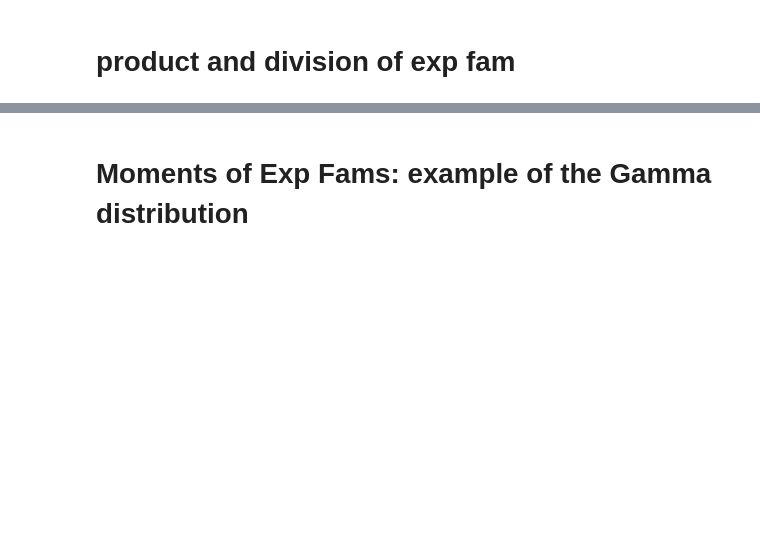
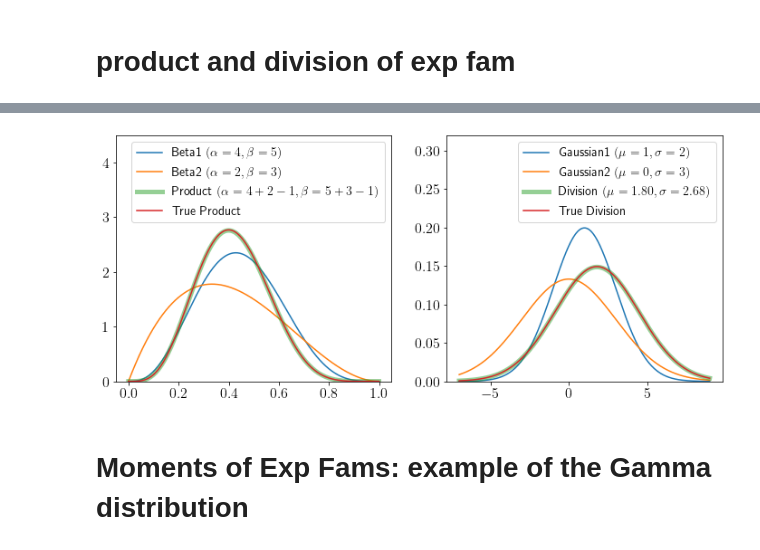
Before and after one commit to mariushobbhahn/Exponential_Families_visual_tutorial, a Jupyter notebook: ExpFam_Basics.ipynb, the cells around one changed output, grey strips where cells are left out. Cells and saved outputs as stored; diff of their text form; code cells hidden in the pictures; blank space fills up the shorter version.

```diff
--- a/ExpFam_Basics.ipynb
+++ b/ExpFam_Basics.ipynb
@@ -249,19 +264,26 @@ norm2_pdf = norm.pdf(x_n, m2, s2)
 norm_div_pdf = norm.pdf(x_n, m_div, s_div)
 norm_div_true_pdf = 0.09*norm1_pdf/norm2_pdf
 
+plt.rc('xtick', labelsize=16)
+plt.rc('ytick', labelsize=16)
+plt.rc('axes', labelsize=16)
+legend_size=14
+title_size=16
 
-fig, ax = plt.subplots(1, 2, figsize=(10,5))
+fig, ax = plt.subplots(1, 2, figsize=(12,5))
 ax[0].plot(x_, beta1_pdf, label=r'Beta1 $(\alpha={}, \beta={})$'.format(a1, b1))
 ax[0].plot(x_, beta2_pdf, label=r'Beta2 $(\alpha={}, \beta={})$'.format(a2, b2))
 ax[0].plot(x_, beta_prod_pdf, label=r'Product $(\alpha={}+{}-1, \beta={}+{}-1)$'.format(a1,a2,b1,b2), alpha=0.5, lw=5)
 ax[0].plot(x_, beta_prod_true_pdf, label='True Product')
-ax[0].legend()
+ax[0].set_ylim(0, 4.5)
+ax[0].legend(loc='upper right', prop={'size': legend_size})
 
 ax[1].plot(x_n, norm1_pdf, label=r'Gaussian1 $(\mu={}, \sigma={})$'.format(m1, s1))
 ax[1].plot(x_n, norm2_pdf, label=r'Gaussian2 $(\mu={}, \sigma={})$'.format(m2, s2))
 ax[1].plot(x_n, norm_div_pdf, alpha=0.5, lw=5, label=r'Division $(\mu={:.02f}, \sigma={:.02f})$'.format(m_div, s_div))
 ax[1].plot(x_n, norm_div_true_pdf, label='True Division')
-ax[1].legend()
+ax[1].set_ylim(0, 0.32)
+ax[1].legend(loc='upper right', prop={'size': legend_size})
 
 plt.savefig('beta_normal_mult_div.png')
 plt.show();
@@ -270,3 +291,4 @@ plt.show();
+[figure, added]
 # %% [markdown]
 # Moments of Exp Fams: example of the Gamma distribution
 # %%
```
Also changed, not shown: parts of 7 cells of this notebook, 6 other files.
